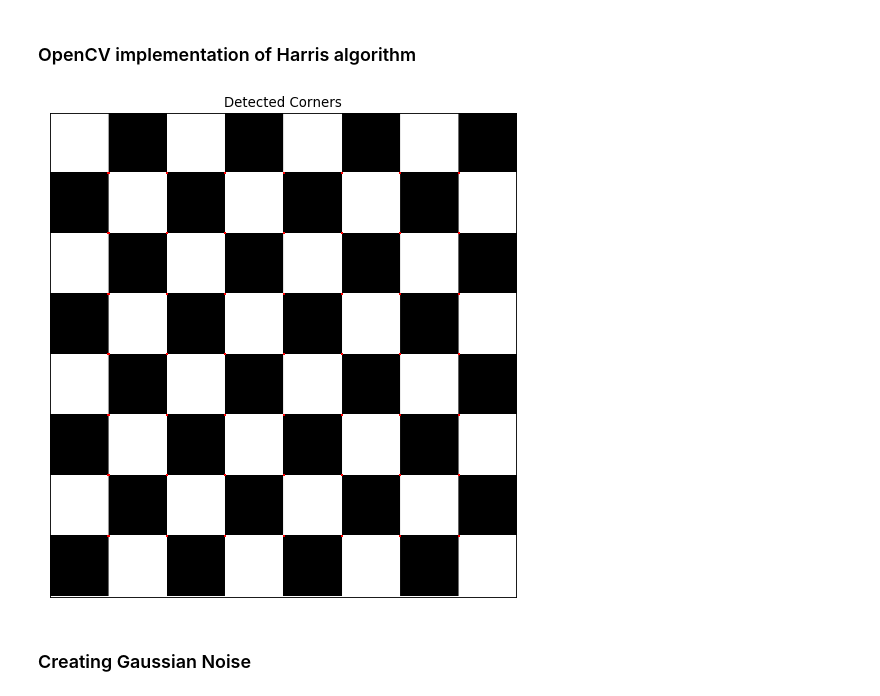
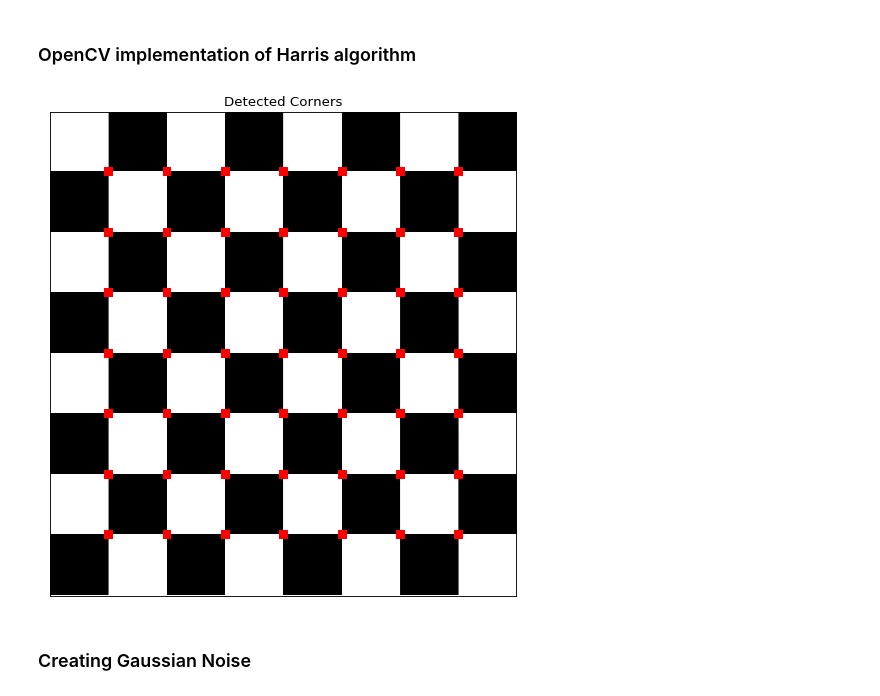
Before and after one commit to jpeumesmo/quizs_computer_Vision, a Jupyter notebook: quiz_4/quiz_4_edson_joao-pedro.ipynb, the cells around one changed output. Saved outputs shown, nothing was run; the diff lists cells and outputs as text; code cells hidden in the pictures.

```diff
--- a/quiz_4/quiz_4_edson_joao-pedro.ipynb
+++ b/quiz_4/quiz_4_edson_joao-pedro.ipynb
@@ -31,21 +31,21 @@ plt.show()
 # %%
 dst = cv2.cornerHarris(gray,2,3,0.04)
 
 #result is dilated for marking the corners, not important
-dst = cv2.dilate(dst,None)
+dst = cv2.dilate(dst,np.ones((5,5)),iterations = 5)
 
 imgcorners = img.copy()
 # Threshold for an optimal value, it may vary depending on the image.
 imgcorners[dst>0.01*dst.max()]=[0,0,255]
 imgcorners = cv2.cvtColor(imgcorners, cv2.COLOR_BGR2RGB)
 
 fig=plt.figure(figsize=(9, 8), dpi= 80, facecolor='w', edgecolor='k')
 plt.imshow(imgcorners)
 plt.xticks([]),plt.yticks([])
 plt.title('Detected Corners')
 plt.show()
 # %% [output]
-[figure, old version]
+[figure, new version]
 # %% [markdown]
 ### Creating Gaussian Noise
 # %%
```
Also changed, not shown: parts of 11 cells of this notebook.
